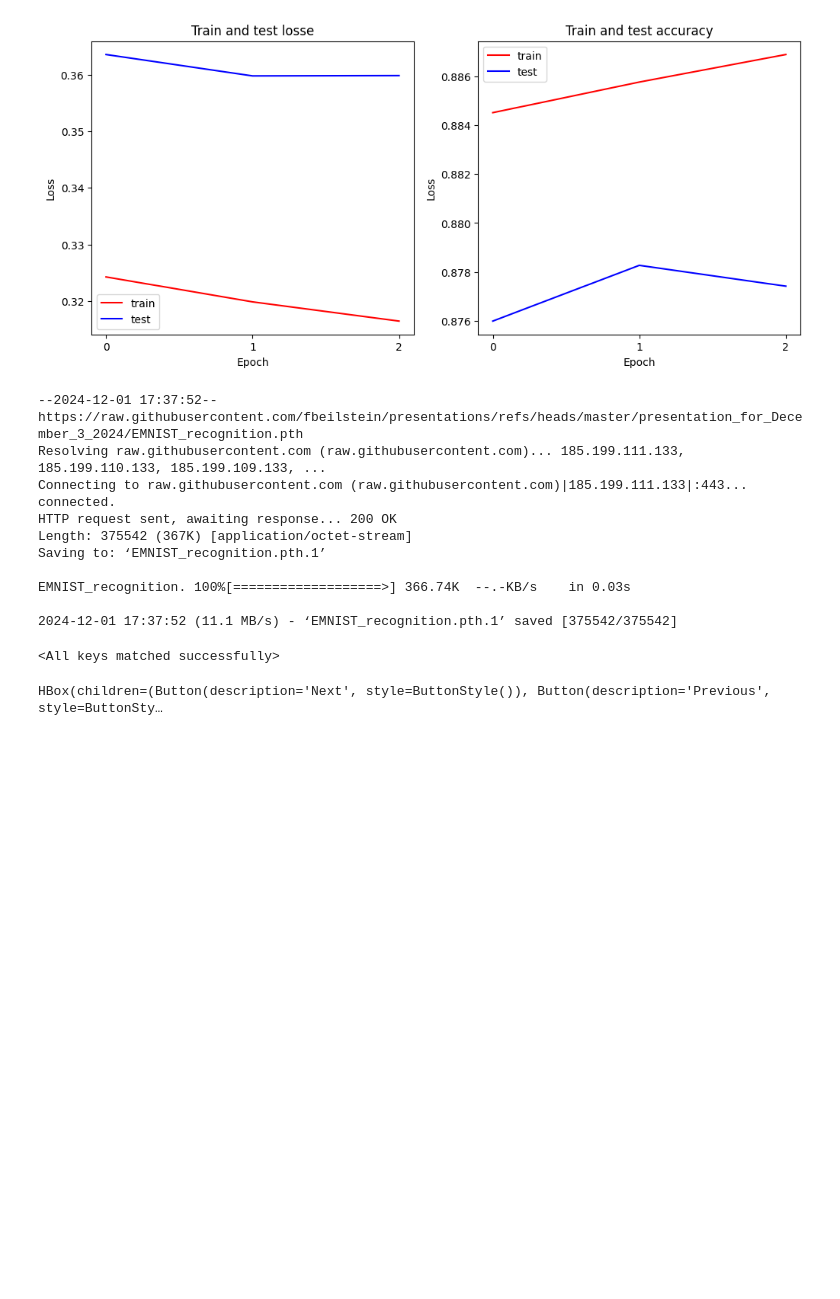
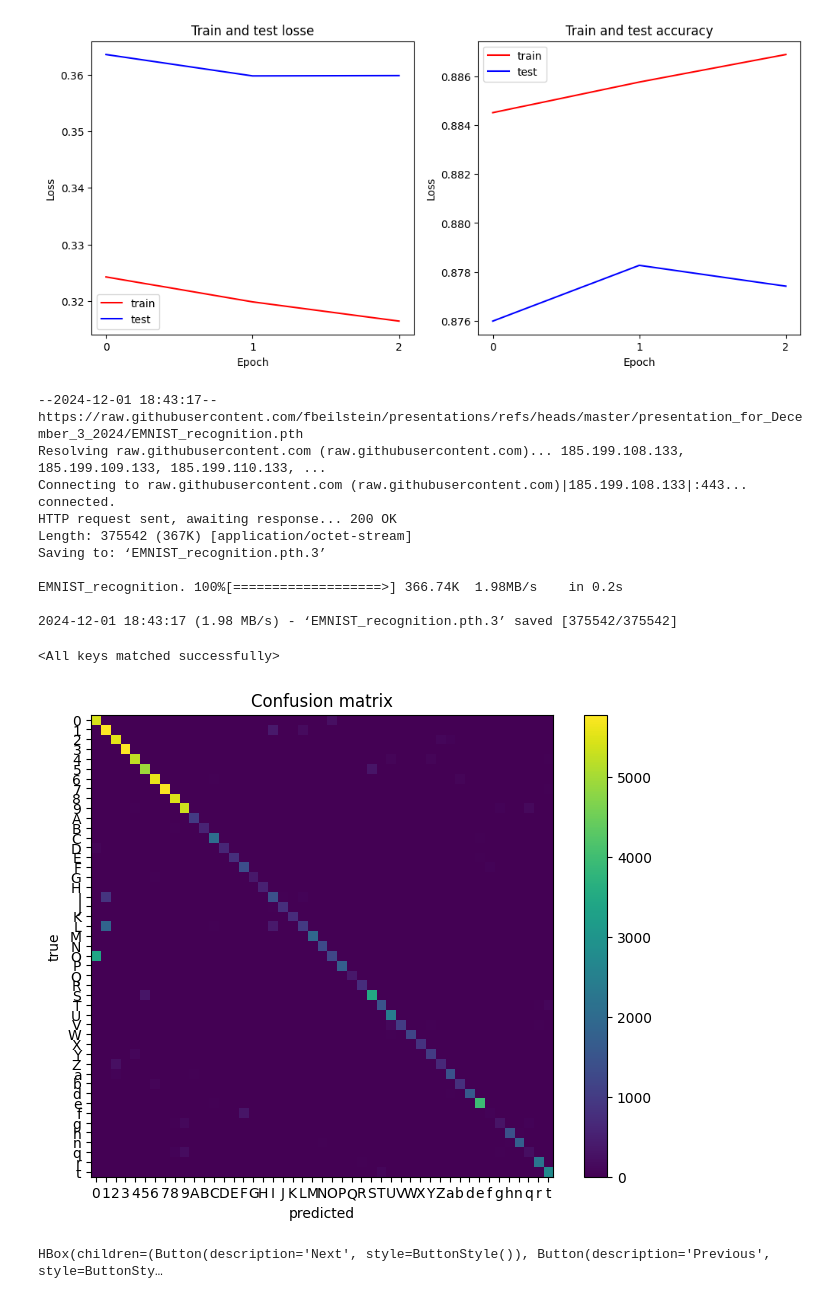
Before and after one commit to fbeilstein/presentations, a Jupyter notebook: presentation_for_December_3_2024.ipynb, the cells around one changed output. Drawn from its saved outputs; the diff is of its cells as text; code cells hidden in the pictures; blank space fills up the shorter version.

```diff
--- a/presentation_for_December_3_2024.ipynb
+++ b/presentation_for_December_3_2024.ipynb
@@ -951,19 +943,52 @@ Train time on cuda: 591.430 seconds
 # %%
 #@title Preload
 !wget https://raw.githubusercontent.com/fbeilstein/presentations/refs/heads/master/presentation_for_December_3_2024/EMNIST_recognition.pth
-model_1.load_state_dict(torch.load('EMNIST_recognition.pth'))
+model_1.load_state_dict(torch.load('EMNIST_recognition.pth', map_location=torch.device(device)))
 # %% [output]
---2024-12-01 17:37:52--  https://raw.githubusercontent.com/fbeilstein/presentations/refs/heads/master/presentation_for_December_3_2024/EMNIST_recognition.pth
-Resolving raw.githubusercontent.com (raw.githubusercontent.com)... 185.199.111.133, 185.199.110.133, 185.199.109.133, ...
-Connecting to raw.githubusercontent.com (raw.githubusercontent.com)|185.199.111.133|:443... connected.
+--2024-12-01 18:43:17--  https://raw.githubusercontent.com/fbeilstein/presentations/refs/heads/master/presentation_for_December_3_2024/EMNIST_recognition.pth
+Resolving raw.githubusercontent.com (raw.githubusercontent.com)... 185.199.108.133, 185.199.109.133, 185.199.110.133, ...
+Connecting to raw.githubusercontent.com (raw.githubusercontent.com)|185.199.108.133|:443... connected.
 HTTP request sent, awaiting response... 200 OK
 Length: 375542 (367K) [application/octet-stream]
-Saving to: ‘EMNIST_recognition.pth.1’
+Saving to: ‘EMNIST_recognition.pth.3’
 
-EMNIST_recognition. 100%[===================>] 366.74K  --.-KB/s    in 0.03s
+EMNIST_recognition. 100%[===================>] 366.74K  1.98MB/s    in 0.2s
 
-2024-12-01 17:37:52 (11.1 MB/s) - ‘EMNIST_recognition.pth.1’ saved [375542/375542]
+2024-12-01 18:43:17 (1.98 MB/s) - ‘EMNIST_recognition.pth.3’ saved [375542/375542]
 <All keys matched successfully>
+# %%
+#@title Quality
+
+y_preds = []
+model_1.eval()
+with torch.inference_mode():
+  for X,y in test_dataloader:
+    X,y = X.to(device), y.to(device)
+    y_logit = model_1(X)
+    y_pred = y_logit.argmax(dim=1)
+    y_preds.append(y_pred.cpu())
+
+y_pred_tensor = torch.cat(y_preds)
+
+confmat = ConfusionMatrix( task='multiclass', num_classes=len(class_names))
+confmat_tensor = confmat(preds=y_pred_tensor,
+                         target=test_data.targets)
+
+
+import numpy as np
+import matplotlib.pyplot as plt
+
+plt.figure(figsize=(8, 6))
+plt.imshow(confmat_tensor.numpy(), cmap='viridis', interpolation='nearest', )
+plt.colorbar()  # Add a color bar
+plt.title('Confusion matrix')
+plt.xlabel('predicted')
+plt.ylabel('true')
+plt.xticks(ticks=range(len(class_names)), labels=class_names)
+plt.yticks(ticks=range(len(class_names)), labels=class_names)
+plt.show()
+# %% [output]
+[figure, added]
 # %%
 #@title Internal Structure
 max_idx = len(test_data)
```
Also changed, not shown: parts of 2 cells of this notebook.
